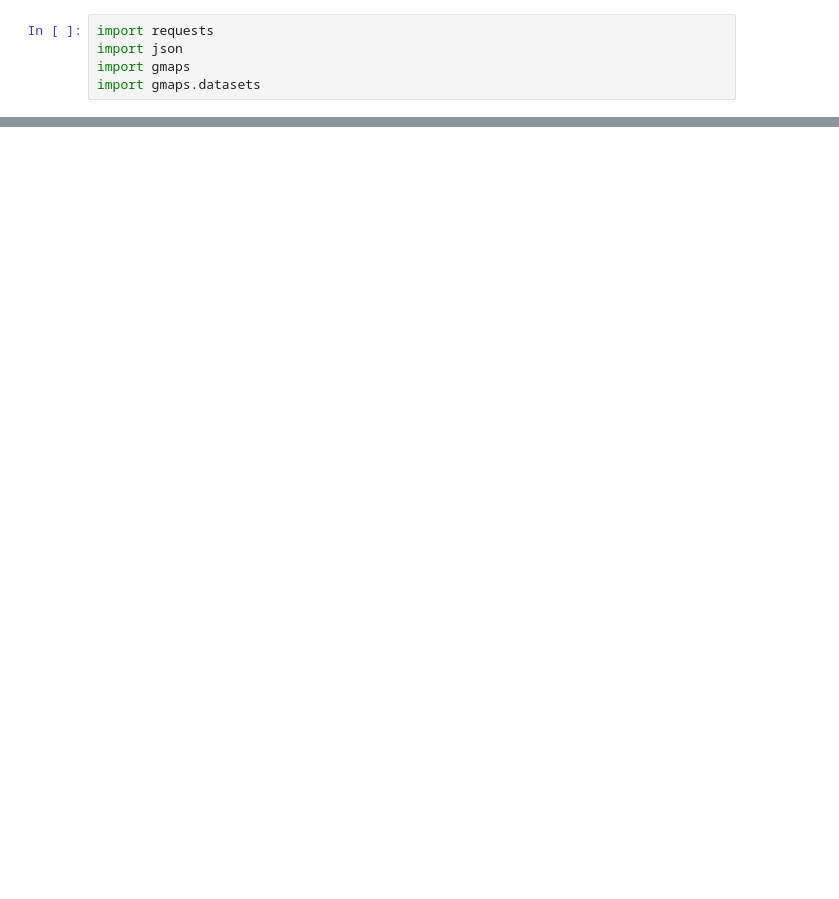
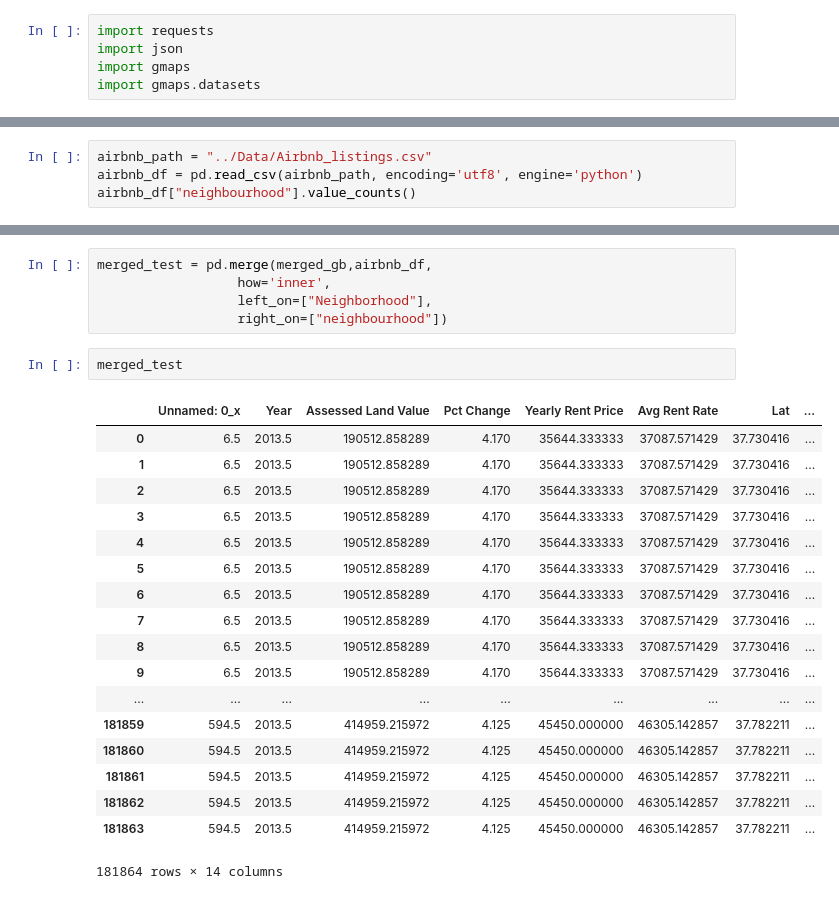
Before and after one commit to rochiecuevas/shared_accommodations, a Jupyter notebook: Home Prices/DataHome_Cleanup.ipynb, the cells around one changed output, grey strips where cells are left out. Cells and saved outputs as stored; diff of their text form; blank space fills up the shorter version.

```diff
--- a/Home Prices/DataHome_Cleanup.ipynb
+++ b/Home Prices/DataHome_Cleanup.ipynb
@@ -98,0 +135,4 @@ fig
+# %%
+airbnb_path = "../Data/Airbnb_listings.csv"
+airbnb_df = pd.read_csv(airbnb_path, encoding='utf8', engine='python')
+airbnb_df["neighbourhood"].value_counts()
@@ -98,0 +178,26 @@ fig
+# %%
+merged_test = pd.merge(merged_gb,airbnb_df,
+                  how='inner',
+                  left_on=["Neighborhood"],
+                  right_on=["neighbourhood"])
+# %%
+merged_test
+# %% [output]
+|  | Unnamed: 0_x | Year | Assessed Land Value | Pct Change | Yearly Rent Price | Avg Rent Rate | Lat | ... |
+| 0 | 6.5 | 2013.5 | 190512.858289 | 4.170 | 35644.333333 | 37087.571429 | 37.730416 | ... |
+| 1 | 6.5 | 2013.5 | 190512.858289 | 4.170 | 35644.333333 | 37087.571429 | 37.730416 | ... |
+| 2 | 6.5 | 2013.5 | 190512.858289 | 4.170 | 35644.333333 | 37087.571429 | 37.730416 | ... |
+| 3 | 6.5 | 2013.5 | 190512.858289 | 4.170 | 35644.333333 | 37087.571429 | 37.730416 | ... |
+| 4 | 6.5 | 2013.5 | 190512.858289 | 4.170 | 35644.333333 | 37087.571429 | 37.730416 | ... |
+| 5 | 6.5 | 2013.5 | 190512.858289 | 4.170 | 35644.333333 | 37087.571429 | 37.730416 | ... |
+| 6 | 6.5 | 2013.5 | 190512.858289 | 4.170 | 35644.333333 | 37087.571429 | 37.730416 | ... |
+| 7 | 6.5 | 2013.5 | 190512.858289 | 4.170 | 35644.333333 | 37087.571429 | 37.730416 | ... |
+| 8 | 6.5 | 2013.5 | 190512.858289 | 4.170 | 35644.333333 | 37087.571429 | 37.730416 | ... |
+| 9 | 6.5 | 2013.5 | 190512.858289 | 4.170 | 35644.333333 | 37087.571429 | 37.730416 | ... |
+| ... | ... | ... | ... | ... | ... | ... | ... | ... |
+| 181859 | 594.5 | 2013.5 | 414959.215972 | 4.125 | 45450.000000 | 46305.142857 | 37.782211 | ... |
+| 181860 | 594.5 | 2013.5 | 414959.215972 | 4.125 | 45450.000000 | 46305.142857 | 37.782211 | ... |
+| 181861 | 594.5 | 2013.5 | 414959.215972 | 4.125 | 45450.000000 | 46305.142857 | 37.782211 | ... |
+| 181862 | 594.5 | 2013.5 | 414959.215972 | 4.125 | 45450.000000 | 46305.142857 | 37.782211 | ... |
+| 181863 | 594.5 | 2013.5 | 414959.215972 | 4.125 | 45450.000000 | 46305.142857 | 37.782211 | ... |
+181864 rows × 14 columns
```
Also changed, not shown: parts of 5 cells of this notebook.
